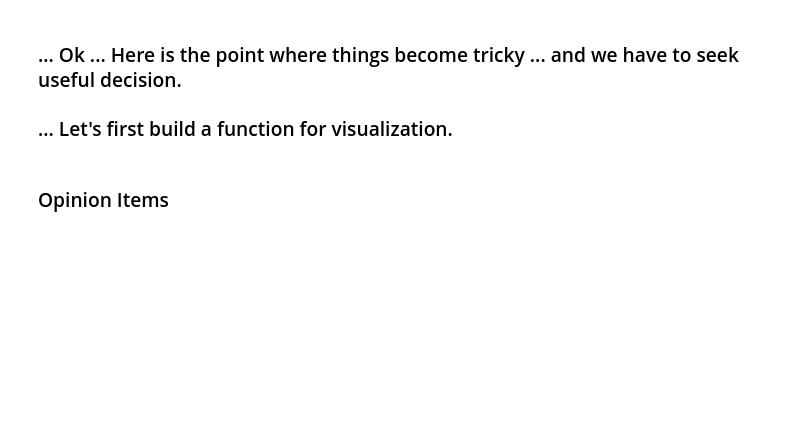
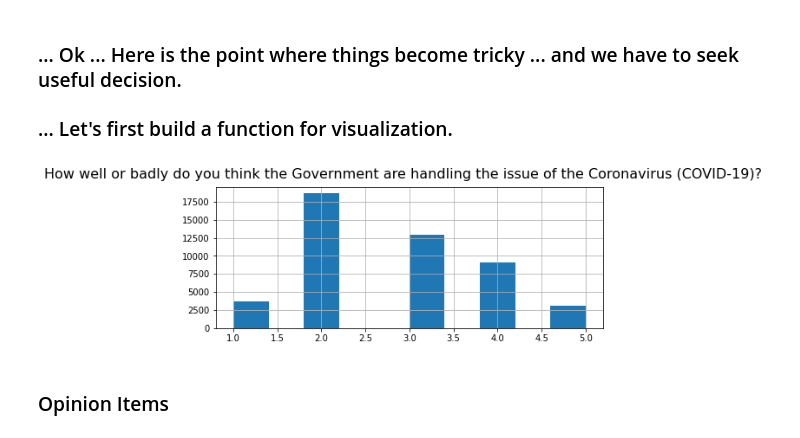
Before and after one commit to sevenbanisch/hackthon_yougov_data, a Jupyter notebook: preparation/inspection.ipynb, the cells around one changed output. Saved outputs shown, nothing was run; the diff lists cells and outputs as text; code cells hidden in the pictures; blank space fills up the shorter version.

```diff
--- a/preparation/inspection.ipynb
+++ b/preparation/inspection.ipynb
@@ -201,6 +202,15 @@ def mybarplot(item):
 
     df.groupby(df["endtime"].dt.to_period("M"))[item].mean().plot(kind='bar',ax=axs[0])
     df[item].hist(orientation="horizontal",ax=axs[1])
+
+def myhistplot(item):
+    fig,ax = plt.subplots(nrows=1, ncols=1,figsize=(8, 3))
+    fig.suptitle(item_dict[item], fontsize=16)
+    df[item].hist(orientation="vertical",ax=ax)
+# %%
+myhistplot('wcrex1')
+# %% [output]
+[figure, added]
 # %% [markdown]
 ### Opinion Items
 # %%
```
Also changed, not shown: parts of 11 cells of this notebook, 1 other file.
